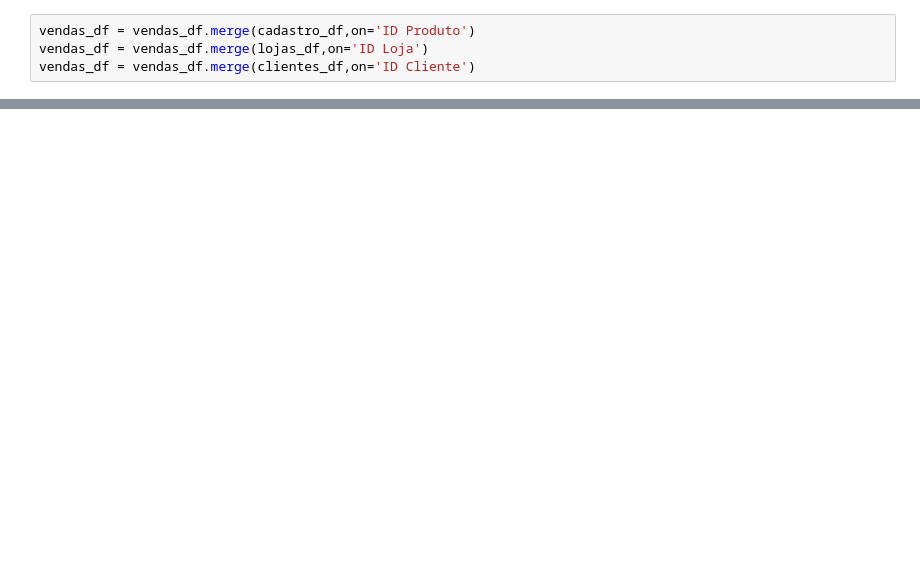
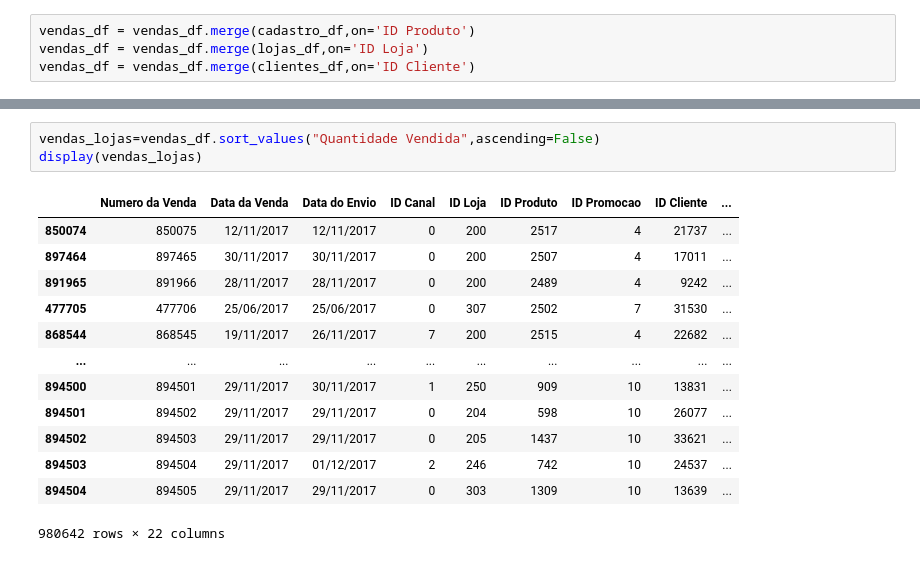
Before and after one commit to joaopsantana25-beep/BackEnd, a Jupyter notebook: Aula 03-02-2026/Exercicios e Testes/Aula 04/Exercicios e Testes Aula 04.ipynb, the cells around one changed output, grey strips where cells are left out. Saved outputs shown, nothing was run; the diff lists cells and outputs as text; blank space fills up the shorter version.

```diff
--- a/Aula 03-02-2026/Exercicios e Testes/Aula 04/Exercicios e Testes Aula 04.ipynb
+++ b/Aula 03-02-2026/Exercicios e Testes/Aula 04/Exercicios e Testes Aula 04.ipynb
@@ -199,0 +426,17 @@ Name: count, Length: 38907, dtype: int64
+# %%
+vendas_lojas=vendas_df.sort_values("Quantidade Vendida",ascending=False)
+display(vendas_lojas)
+# %% [output]
+|  | Numero da Venda | Data da Venda | Data do Envio | ID Canal | ID Loja | ID Produto | ID Promocao | ID Cliente | ... |
+| 850074 | 850075 | 12/11/2017 | 12/11/2017 | 0 | 200 | 2517 | 4 | 21737 | ... |
+| 897464 | 897465 | 30/11/2017 | 30/11/2017 | 0 | 200 | 2507 | 4 | 17011 | ... |
+| 891965 | 891966 | 28/11/2017 | 28/11/2017 | 0 | 200 | 2489 | 4 | 9242 | ... |
+| 477705 | 477706 | 25/06/2017 | 25/06/2017 | 0 | 307 | 2502 | 7 | 31530 | ... |
+| 868544 | 868545 | 19/11/2017 | 26/11/2017 | 7 | 200 | 2515 | 4 | 22682 | ... |
+| ... | ... | ... | ... | ... | ... | ... | ... | ... | ... |
+| 894500 | 894501 | 29/11/2017 | 30/11/2017 | 1 | 250 | 909 | 10 | 13831 | ... |
+| 894501 | 894502 | 29/11/2017 | 29/11/2017 | 0 | 204 | 598 | 10 | 26077 | ... |
+| 894502 | 894503 | 29/11/2017 | 29/11/2017 | 0 | 205 | 1437 | 10 | 33621 | ... |
+| 894503 | 894504 | 29/11/2017 | 01/12/2017 | 2 | 246 | 742 | 10 | 24537 | ... |
+| 894504 | 894505 | 29/11/2017 | 29/11/2017 | 0 | 303 | 1309 | 10 | 13639 | ... |
+980642 rows × 22 columns
```
Also changed, not shown: parts of 23 cells of this notebook.
